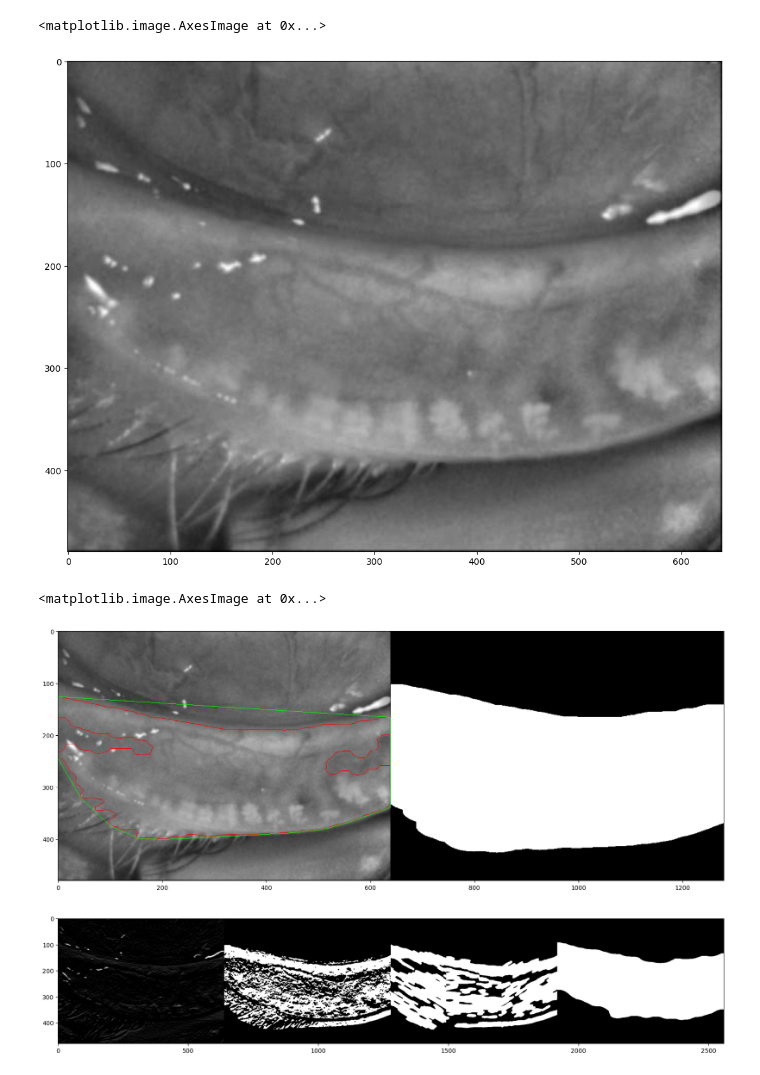
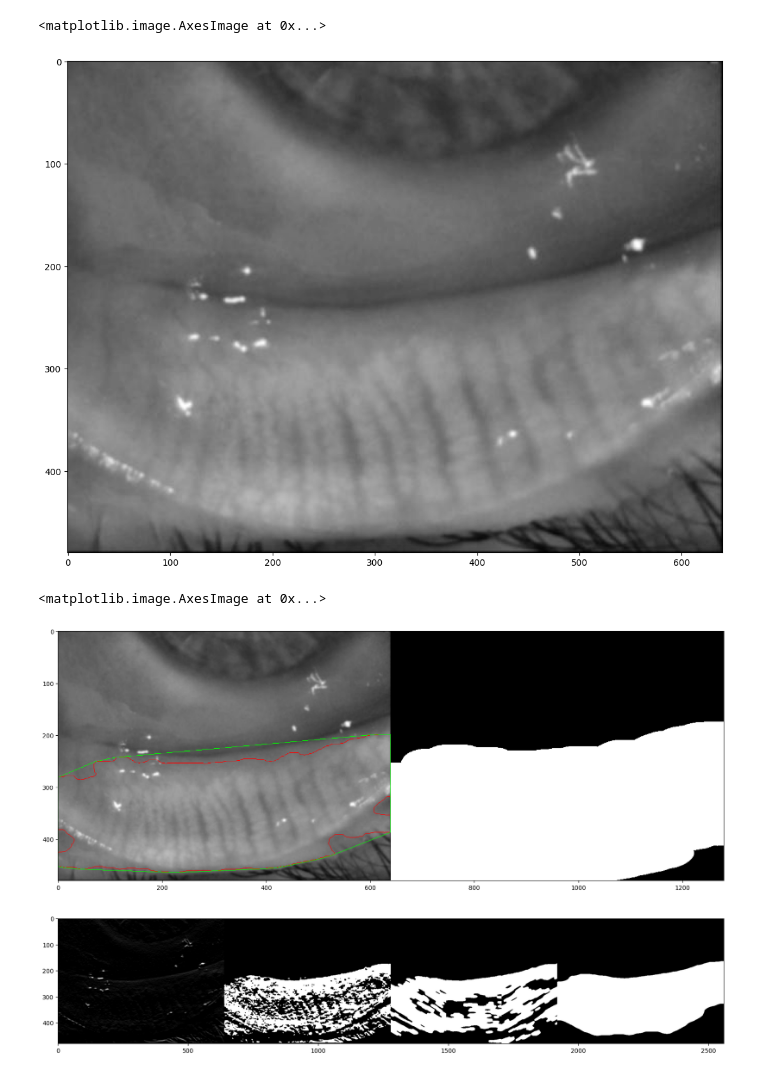
Before and after one commit to oykudiribas/Meibo-segment, a Jupyter notebook: src/main_nb.ipynb, the cells around one changed output. Saved outputs shown, nothing was run; the diff lists cells and outputs as text; code cells hidden in the pictures.

```diff
--- a/src/main_nb.ipynb
+++ b/src/main_nb.ipynb
@@ -23,12 +34,12 @@ def imfill(input):
 # %%
-img_no = 237
+img_no = 94
 filelist = sorted(glob.glob('../img/raw/*.jpeg'))
 img_bgr = cv2.imread(filelist[img_no])
 img = cv2.cvtColor(img_bgr, cv2.COLOR_BGR2GRAY)
 imshow(img, cmap='gray')
 # %% [output]
 <matplotlib.image.AxesImage at 0x...>
-[figure, old version]
+[figure, new version]
 # %%
 # Find ROI Mask
 thr, res_thr_img = cv2.threshold(img, 0, 255, cv2.THRESH_OTSU)
@@ -53,7 +64,7 @@ if len(cnts) != 0:
 imshow(cv2.hconcat([res_cnt, cv2.cvtColor(mask_cnt3, cv2.COLOR_GRAY2BGR)]), cmap='gray')
 # %% [output]
 <matplotlib.image.AxesImage at 0x...>
-[figure, old version]
+[figure, new version]
 # %%
 # Improve ROI Mask
 res_sbl = cv2.Sobel(img, dx=0, dy=1, ddepth=-1, ksize=3)
@@ -103,7 +114,7 @@ if len(cnts) != 0:
     mask_cnt_fin = imfill(mask_cnt)
     imshow(cv2.hconcat([res_sbl, res_sbl_mor, res_sbl_mor3, mask_cnt_fin]), cmap='gray')
 # %% [output]
-[figure, old version]
+[figure, new version]
 # %%
 # Bounding box and crop
 img_bbox = img_bgr.copy()
```
Also changed, not shown: parts of 5 cells of this notebook, 13 other files.
